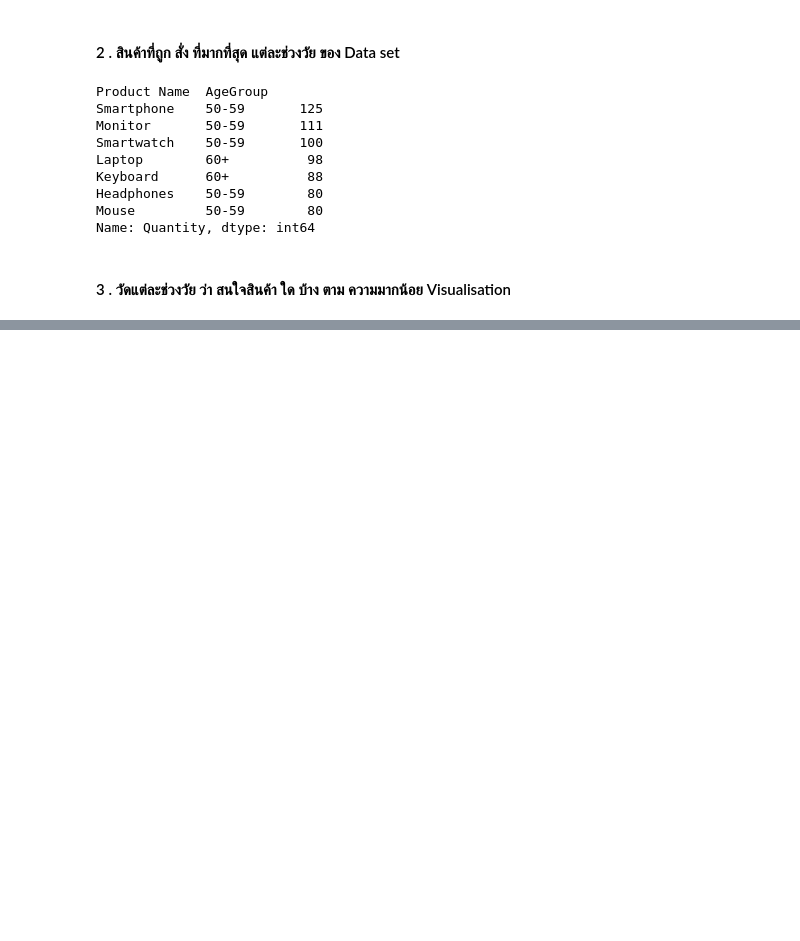
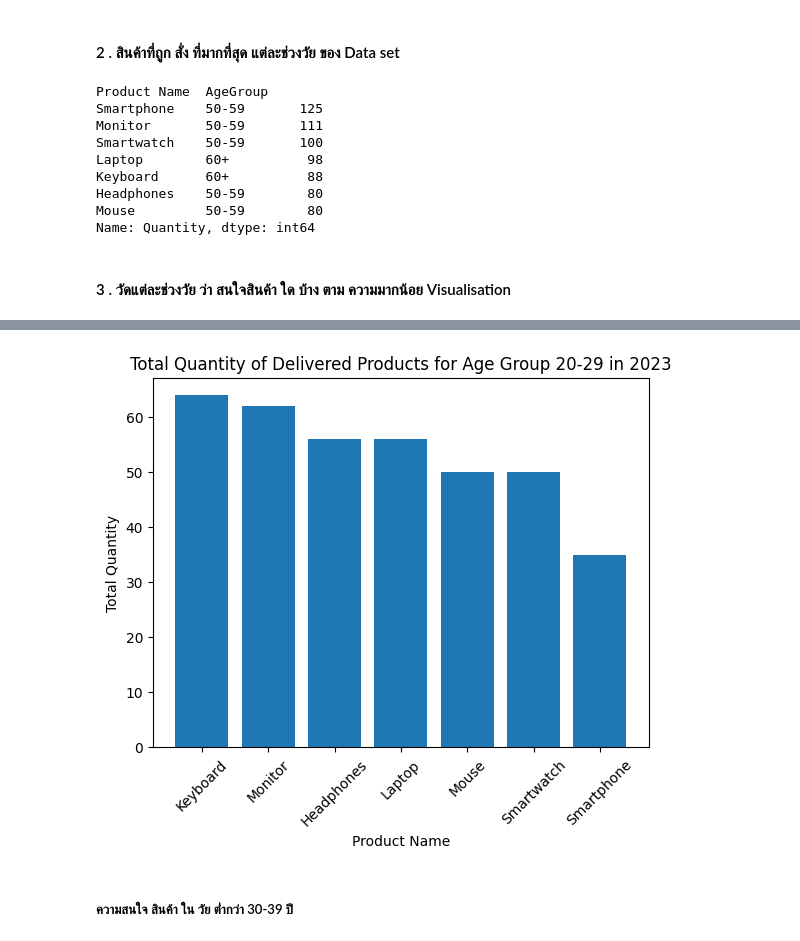
Before and after one commit to ppts2545/E-commerce-Sales-and-Customer-Insights-Dataset, a Jupyter notebook: notebooks/07_Top Product per AgeGroup.ipynb, the cells around one changed output, grey strips where cells are left out. Saved outputs shown, nothing was run; the diff lists cells and outputs as text; code cells hidden in the pictures; blank space fills up the shorter version.

```diff
--- a/notebooks/07_Top Product per AgeGroup.ipynb
+++ b/notebooks/07_Top Product per AgeGroup.ipynb
@@ -58,0 +83,18 @@ Name: Quantity, dtype: int64
+# %%
+Interest_trend_AgeGroup_20to29 = (
+    df[(df["Year"] == 2023) & (df["AgeGroup"] == "20-29")]
+    .groupby("Product Name")["Quantity"]
+    .sum()
+    .sort_values(ascending=False)
+)
+# %%
+plt.bar(Interest_trend_AgeGroup_20to29.index, Interest_trend_AgeGroup_20to29.values)
+plt.xlabel("Product Name")
+plt.ylabel("Total Quantity")
+plt.title("Total Quantity of Delivered Products for Age Group 20-29 in 2023")
+plt.xticks(rotation=45)
+plt.show()
+# %% [output]
+[figure, added]
+# %% [markdown]
+##### ความสนใจ สินค้า ใน วัย ตํ่ากว่า 30-39 ปี
```
Also changed, not shown: parts of 21 cells of this notebook, 4 other files.
